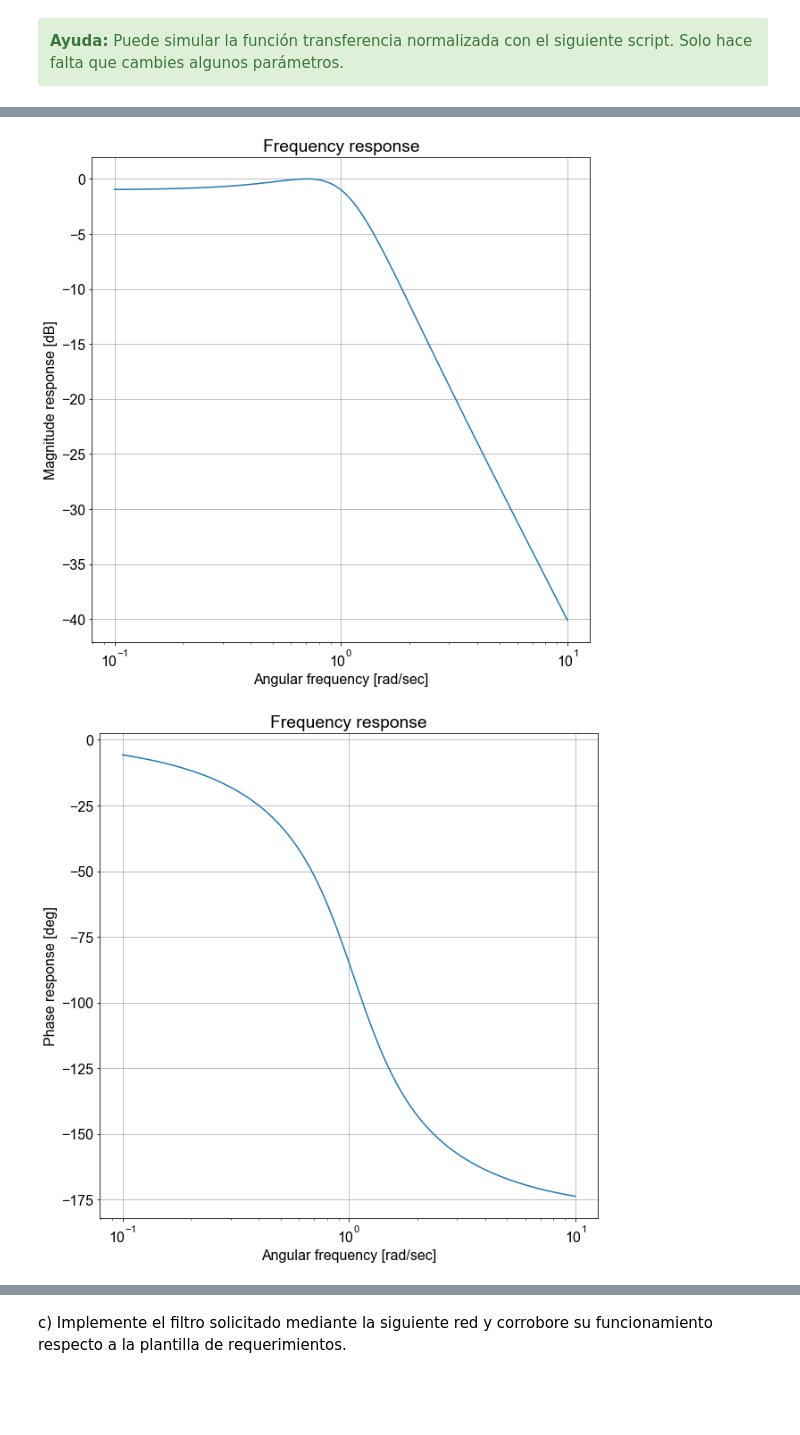
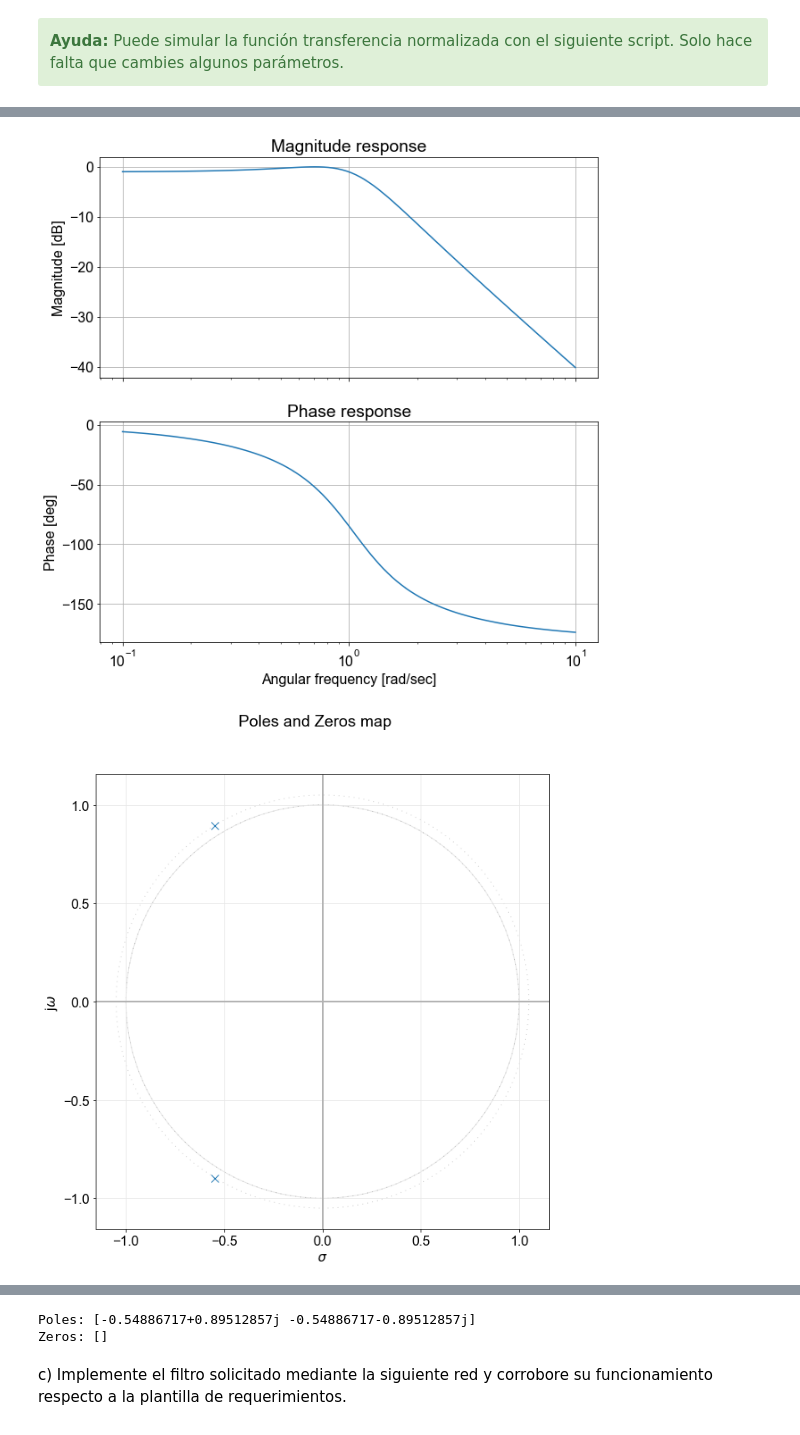
Before and after one commit to pablovec/TC2, a Jupyter notebook: desafio pasabajo.ipynb, the cells around one changed output, grey strips where cells are left out. Saved outputs shown, nothing was run; the diff lists cells and outputs as text; code cells hidden in the pictures; blank space fills up the shorter version.

```diff
--- a/desafio pasabajo.ipynb
+++ b/desafio pasabajo.ipynb
@@ -98,5 +98,9 @@ plt.gca
 pzmap(H)
 
 plt.show()
+myFilter = sig.TransferFunction(num,den)
+
+print('Poles:',myFilter.poles)
+print('Zeros:',myFilter.zeros)
 # %% [output]
 Valor de Q y K 1.004350779482318 0.98261336
@@ -106,2 +107,2 @@ gain: 0.98261336
-[figure, old version]
+[figure, new version]
-[figure, old version]
+[figure, new version]
@@ -109,3 +109,5 @@ gain: 0.98261336
+Poles: [-0.54886717+0.89512857j -0.54886717-0.89512857j]
+Zeros: []
 # %% [markdown]
  c) Implemente el filtro solicitado mediante la siguiente red y corrobore su funcionamiento respecto a la plantilla de requerimientos.
 
```
Also changed, not shown: parts of 1 cell of this notebook.
